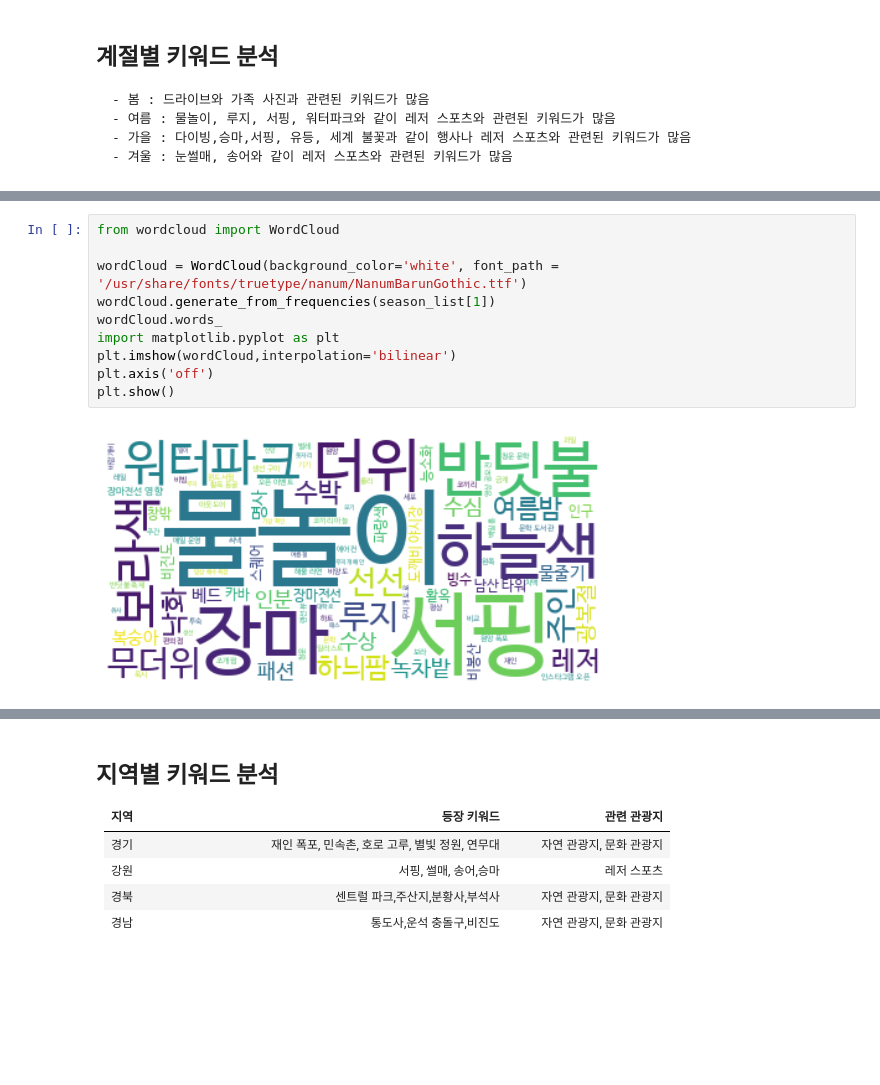
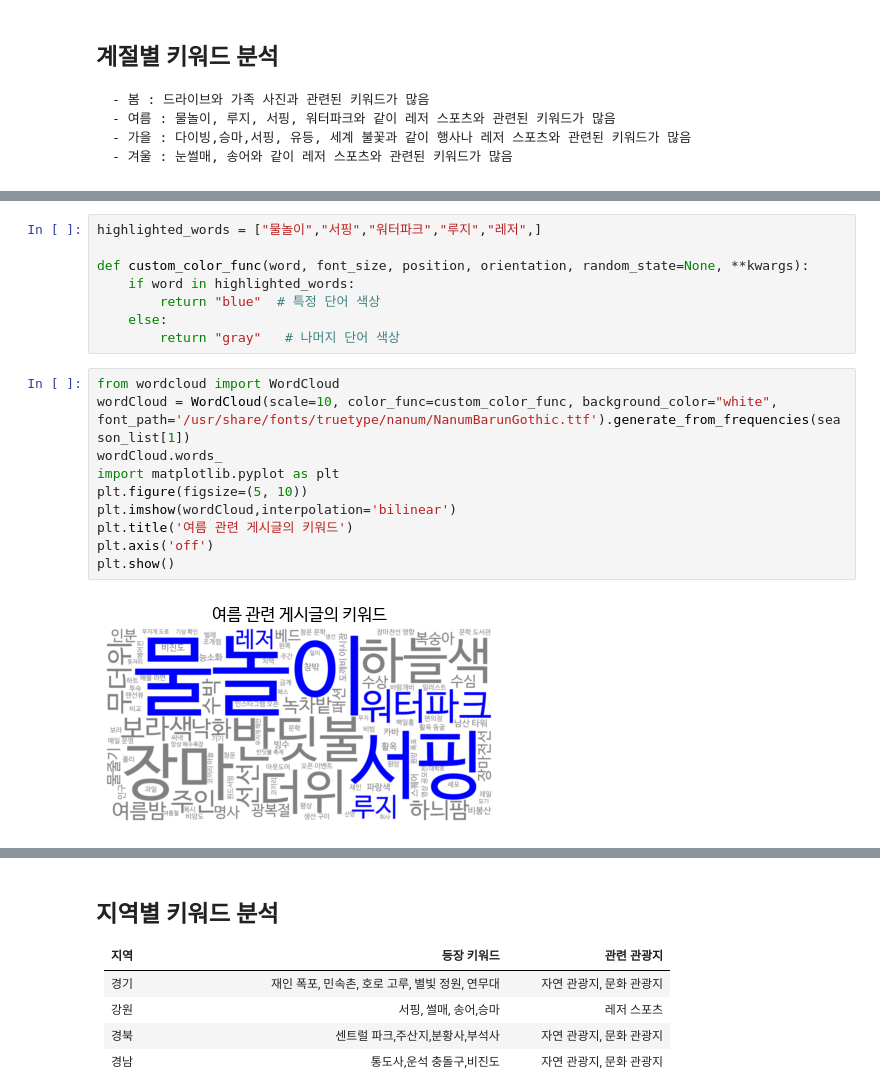
Before and after one commit to nohjuhyeon/AI_LKJ_hubs_fastapi, a Jupyter notebook: data_analysis/instagram_review/jh_instagram_topic_second.ipynb, the cells around one changed output, grey strips where cells are left out. Saved outputs shown, nothing was run; the diff lists cells and outputs as text; blank space fills up the shorter version.

```diff
--- a/data_analysis/instagram_review/jh_instagram_topic_second.ipynb
+++ b/data_analysis/instagram_review/jh_instagram_topic_second.ipynb
@@ -538,15 +538,23 @@ plt.show()
+# %%
+highlighted_words = ["물놀이","서핑","워터파크","루지","레저",]
+
+def custom_color_func(word, font_size, position, orientation, random_state=None, **kwargs):
+    if word in highlighted_words:
+        return "blue"  # 특정 단어 색상
+    else:
+        return "gray"   # 나머지 단어 색상
 # %%
 from wordcloud import WordCloud
-
-wordCloud = WordCloud(background_color='white', font_path = '/usr/share/fonts/truetype/nanum/NanumBarunGothic.ttf')
-wordCloud.generate_from_frequencies(season_list[1])
+wordCloud = WordCloud(scale=10, color_func=custom_color_func, background_color="white", font_path='/usr/share/fonts/truetype/nanum/NanumBarunGothic.ttf').generate_from_frequencies(season_list[1])
 wordCloud.words_
 import matplotlib.pyplot as plt
+plt.figure(figsize=(5, 10))
 plt.imshow(wordCloud,interpolation='bilinear')
+plt.title('여름 관련 게시글의 키워드')
 plt.axis('off')
 plt.show()
 # %% [output]
-[figure, old version]
+[figure, new version]
 # %%
 from wordcloud import WordCloud
 
```
Also changed, not shown: parts of 9 cells of this notebook, 2 other files.
